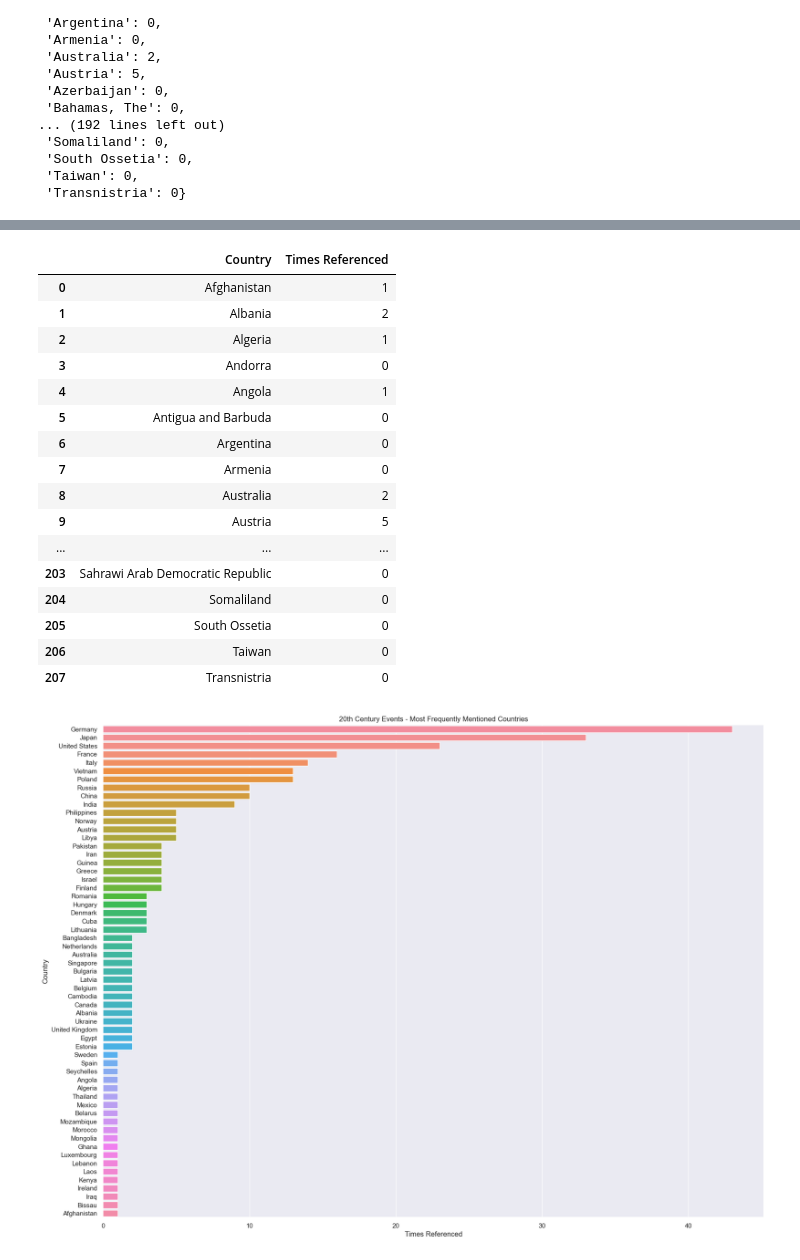
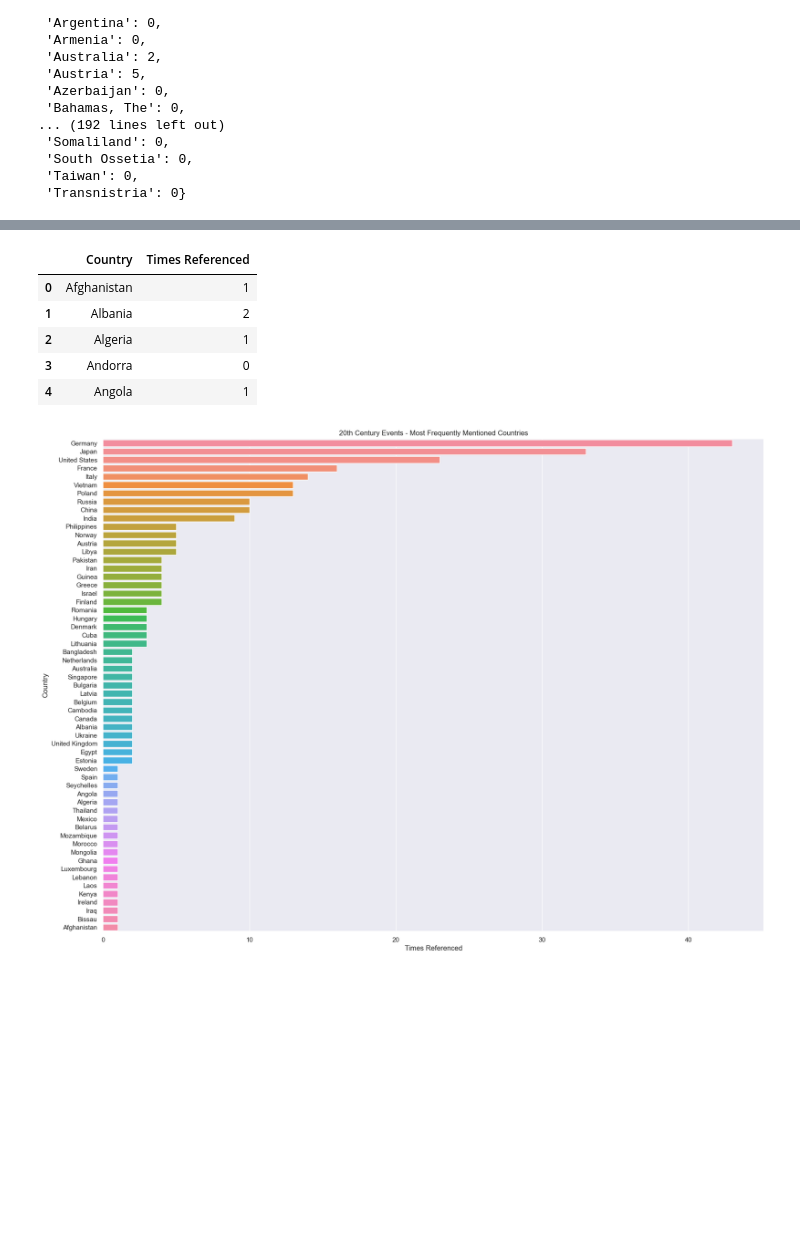
Before and after one commit to ricdball/20th-century, a Jupyter notebook: Task_1.5_Text_Mining.ipynb, the cells around one changed output, grey strips where cells are left out. Cells and saved outputs as stored; diff of their text form; code cells hidden in the pictures; blank space fills up the shorter version.

```diff
--- a/Task_1.5_Text_Mining.ipynb
+++ b/Task_1.5_Text_Mining.ipynb
@@ -582,25 +568,14 @@ df_country_count
 df_country_count = df_country_count.reset_index(drop=False)
 df_country_count.columns = ["Country", "Times Referenced"]
 # %%
-df_country_count
+df_country_count.head()
 # %% [output]
 |  | Country | Times Referenced |
 | 0 | Afghanistan | 1 |
 | 1 | Albania | 2 |
 | 2 | Algeria | 1 |
 | 3 | Andorra | 0 |
 | 4 | Angola | 1 |
-| 5 | Antigua and Barbuda | 0 |
-| 6 | Argentina | 0 |
-| 7 | Armenia | 0 |
-| 8 | Australia | 2 |
-| 9 | Austria | 5 |
-| ... | ... | ... |
-| 203 | Sahrawi Arab Democratic Republic | 0 |
-| 204 | Somaliland | 0 |
-| 205 | South Ossetia | 0 |
-| 206 | Taiwan | 0 |
-| 207 | Transnistria | 0 |
 # %%
 # Filter the DataFrame to only include countries with "Times Referenced" greater than 0
 df_filtered = df_country_count[df_country_count["Times Referenced"] > 0]
```
Also changed, not shown: parts of 13 cells of this notebook.
